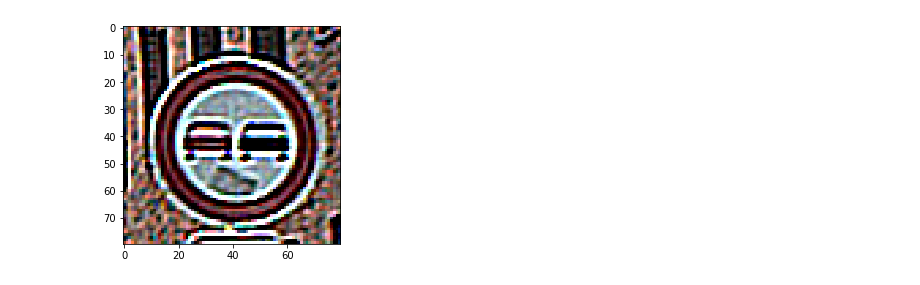
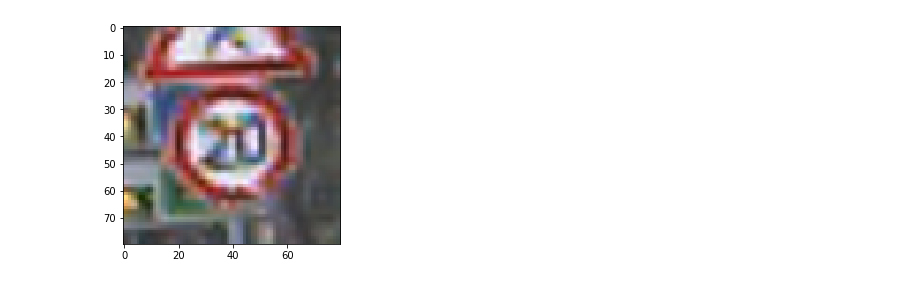
Before and after one commit to RanaMostafaAbdElMohsen/Traffic_Sign_Recognition, a Jupyter notebook: Source_Code/Feature_Extraction/Segmentation.ipynb, the cells around one changed output. Drawn from its saved outputs; the diff is of its cells as text; code cells hidden in the pictures.

Commit message:
Enhancements

```diff
--- a/Source_Code/Feature_Extraction/Segmentation.ipynb
+++ b/Source_Code/Feature_Extraction/Segmentation.ipynb
@@ -66,3 +64,3 @@ def Segmentation(img):
 # %%
-img=loadSampleImg('../DataSet/Training_DataSet/Final_Training/Images/00009/00035_00024.ppm')
+img=loadSampleImg('../DataSet/Training_DataSet/Final_Training/Images/00000/00000_00024.ppm')
 # %% [output]
@@ -69,0 +68,3 @@ img=loadSampleImg('../DataSet/Training_DataSet/Final_Training/Images/00009/00035
+# %%
+dst = cv2.fastNlMeansDenoisingColored(img,None,10,10,7,21)
+plt.imshow(dst)
@@ -70,8 +74,8 @@ img=loadSampleImg('../DataSet/Training_DataSet/Final_Training/Images/00009/00035
 # %%
-img=edge_enhance(img)
-img =sharpen(img)
+img=edge_enhance(dst)
+# img =sharpen(dst)
 # %% [output]
-[figure, old version]
+[figure, new version]
 # %%
 Segmentation(img)
 # %% [output]
```
Also changed, not shown: parts of 5 cells of this notebook.
